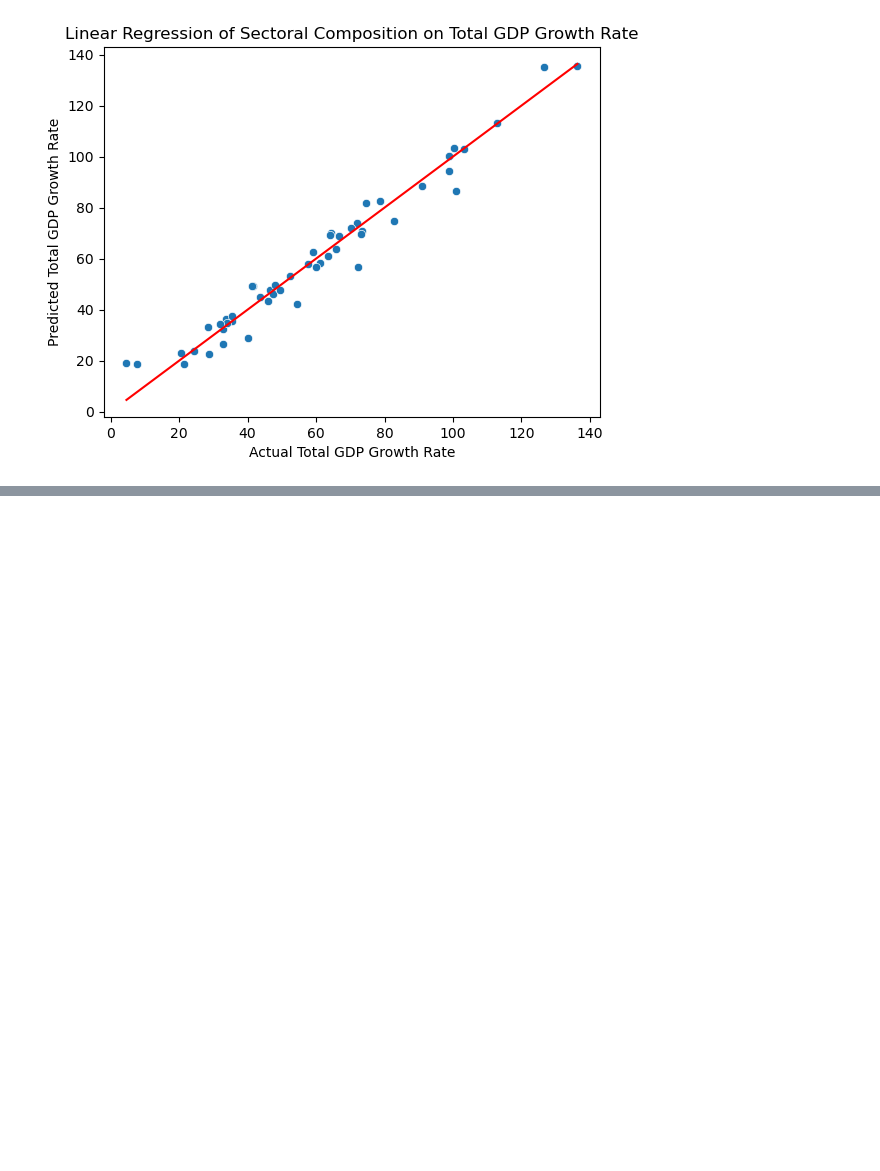
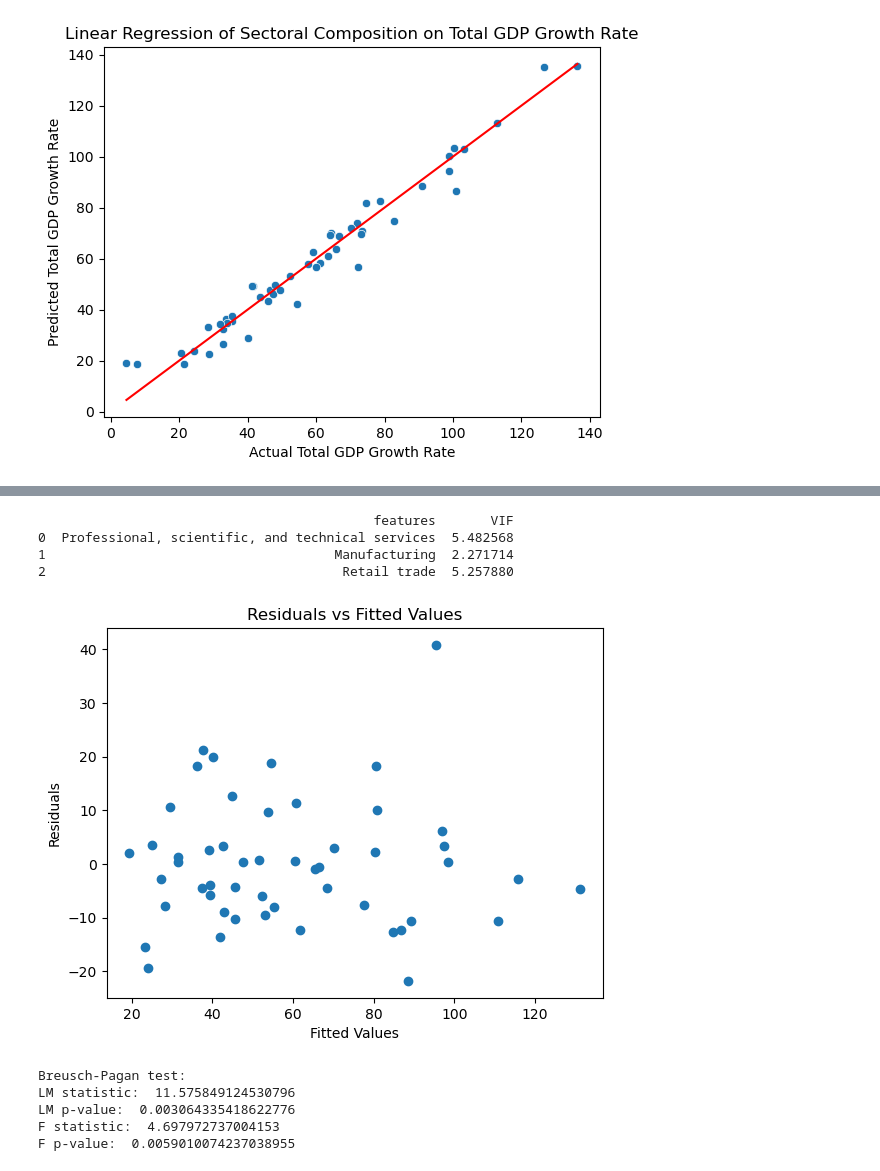
Before and after one commit to zachpinto/gdp-by-state, a Jupyter notebook: notebooks/03-ztwp-modelling.ipynb, the cells around one changed output, grey strips where cells are left out. Cells and saved outputs as stored; diff of their text form; code cells hidden in the pictures; blank space fills up the shorter version.

```diff
--- a/notebooks/03-ztwp-modelling.ipynb
+++ b/notebooks/03-ztwp-modelling.ipynb
@@ -135,0 +210,13 @@ plt.show()
+# %%
+import pandas as pd
+import statsmodels.api as sm
+
+# Define the predictor variables (3 statistically significant sectors) and any other relevant variables
+X = data[["Professional, scientific, and technical services", "Manufacturing", "Retail trade"]]
+y = data["TOTAL_GDP_GROWTH"]
+
+# Fit a linear regression model using statsmodels
+model = sm.OLS(y, sm.add_constant(X)).fit()
+
+# Print the regression results
+print(model.summary())
@@ -135,0 +241,42 @@ plt.show()
+# %%
+from statsmodels.stats.outliers_influence import variance_inflation_factor
+
+# Calculate the VIF for each predictor variable
+vif = pd.DataFrame()
+vif["features"] = X.columns
+vif["VIF"] = [variance_inflation_factor(X.values, i) for i in range(X.shape[1])]
+
+# Print the VIF values
+print(vif)
+# %% [output]
+                                           features       VIF
+0  Professional, scientific, and technical services  5.482568
+1                                     Manufacturing  2.271714
+2                                      Retail trade  5.257880
+# %%
+# Calculate the residuals from the regression model
+residuals = model.resid
+
+# Plot the residuals against the fitted values
+plt.scatter(model.fittedvalues, residuals)
+plt.title("Residuals vs Fitted Values")
+plt.xlabel("Fitted Values")
+plt.ylabel("Residuals")
+plt.show()
+
+# Perform the Breusch-Pagan test for heteroscedasticity
+from statsmodels.stats.diagnostic import het_breuschpagan
+
+lm, lm_pvalue, fvalue, f_pvalue = het_breuschpagan(residuals, X)
+print("Breusch-Pagan test:")
+print("LM statistic: ", lm)
+print("LM p-value: ", lm_pvalue)
+print("F statistic: ", fvalue)
+print("F p-value: ", f_pvalue)
+# %% [output]
+[figure, added]
+Breusch-Pagan test:
+LM statistic:  11.575849124530796
+LM p-value:  0.003064335418622776
+F statistic:  4.697972737004153
+F p-value:  0.0059010074237038955
```
Also changed, not shown: parts of 18 cells of this notebook, 2 other files.
